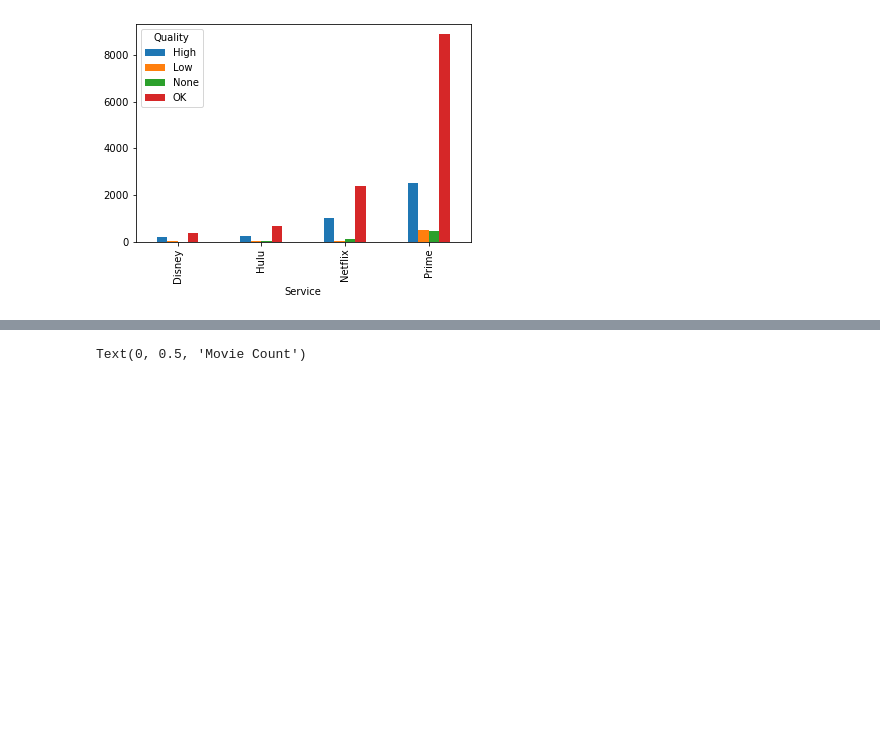
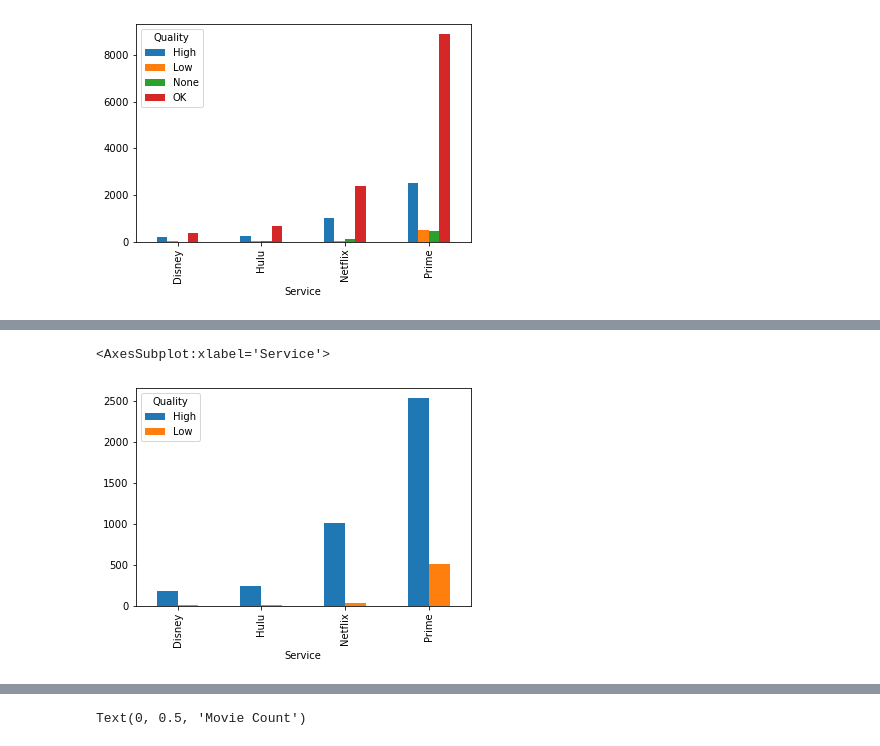
Before and after one commit to AndrewAwl/StreamingMovieData, a Jupyter notebook: FinalProject.ipynb, the cells around one changed output, grey strips where cells are left out. Drawn from its saved outputs; the diff is of its cells as text; code cells hidden in the pictures; blank space fills up the shorter version.

```diff
--- a/FinalProject.ipynb
+++ b/FinalProject.ipynb
@@ -649,0 +222,5 @@ df4['Service'] = 'Disney'
+# %%
+netflixmask = mergedata3['Netflix'] == 1
+disneymask = mergedata3['Disney+'] == 1
+hulumask = mergedata3['Hulu'] == 1
+primemask = mergedata3['Prime Video'] == 1
@@ -649,0 +410,5 @@ df4['Service'] = 'Disney'
+# %%
+df1 = mergedata3[netflixmask].copy()
+df2 = mergedata3[hulumask].copy()
+df3 = mergedata3[primemask].copy()
+df4 = mergedata3[disneymask].copy()
@@ -659,3 +430,7 @@ newflatdf.groupby(['Service'])['Quality'].value_counts().unstack().plot.bar()
 # %% [output]
 <AxesSubplot:xlabel='Service'>
 [figure]
+# %%
+highqual1 = newflatdf['Quality'] == 'High'
+lowqual1 = newflatdf['Quality'] == 'Low'
+qual1 = newflatdf['Quality'] != 'None'
@@ -661,0 +453,6 @@ newflatdf.groupby(['Service'])['Quality'].value_counts().unstack().plot.bar()
+# %%
+#wanted to get a slightly different chart that removed either no ratings, or just the movies deemed OK
+newflatdf[highqual1 | lowqual1].groupby(['Service'])['Quality'].value_counts().unstack().plot.bar()
+# %% [output]
+<AxesSubplot:xlabel='Service'>
+[figure, added]
```
Also changed, not shown: parts of 127 cells of this notebook.
